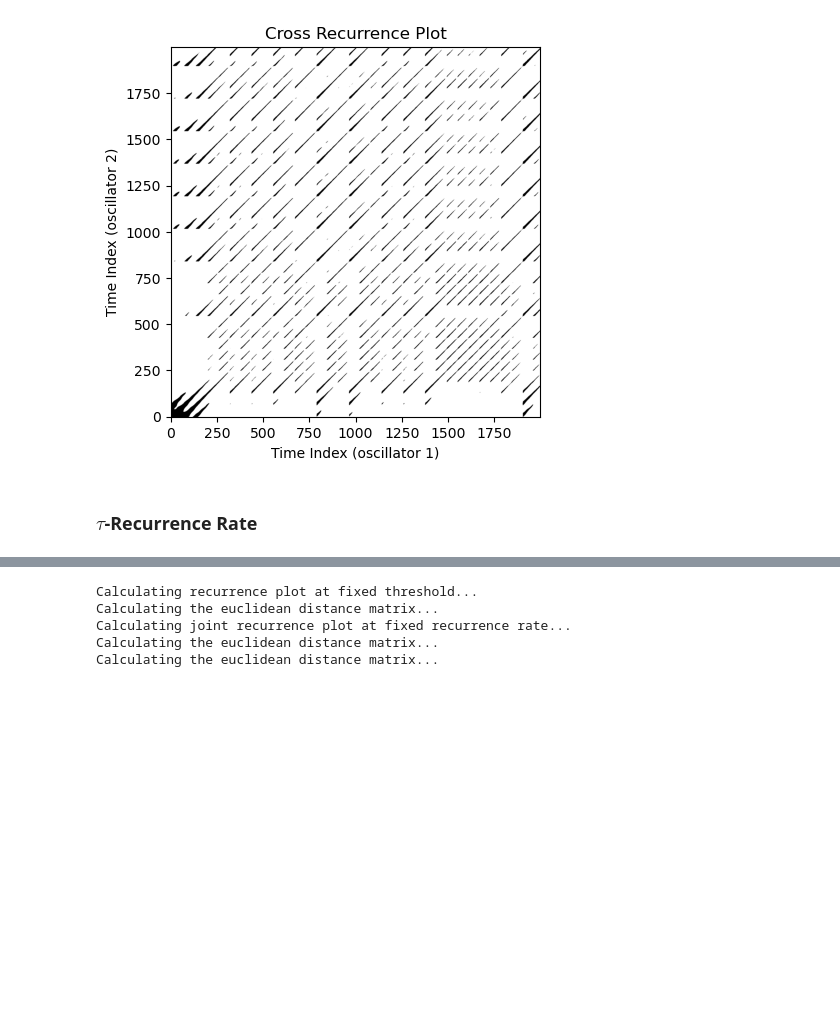
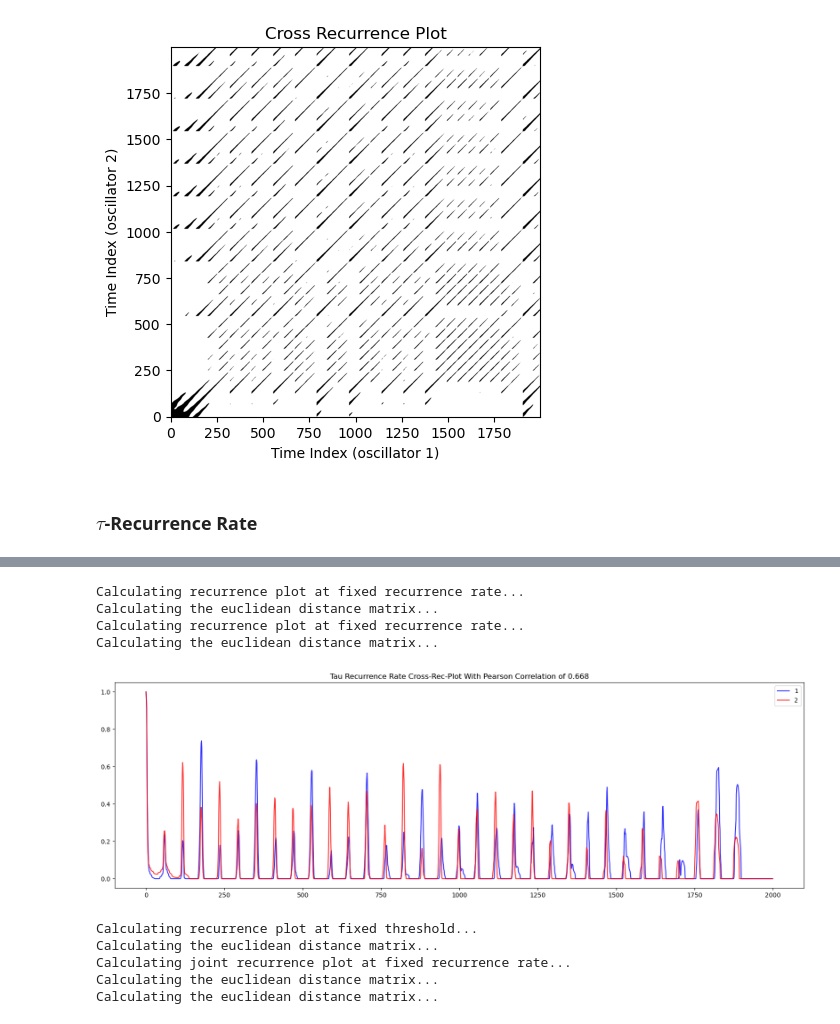
Before and after one commit to maltespringer/Synchronization_Analysis_With_Recurrence_Plots, a Jupyter notebook: scripts/Synchronization_Project_Shared_Experiments.ipynb, the cells around one changed output, grey strips where cells are left out. Drawn from its saved outputs; the diff is of its cells as text; code cells hidden in the pictures; blank space fills up the shorter version.

```diff
--- a/scripts/Synchronization_Project_Shared_Experiments.ipynb
+++ b/scripts/Synchronization_Project_Shared_Experiments.ipynb
@@ -115,16 +115,38 @@ Calculating the euclidean distance matrix...
 # %% [markdown]
 ### $\tau$-Recurrence Rate
 # %%
-def rr_tau(Rmat, symmetric=True):
+def rr_tau(Rmat, symmetric=False, Rmat2=None, metric="correlation"):
 
-    if symmetric:
-        counts = np.zeros(Rmat.shape[0])
+    if symmetric & (Rmat2 is not None):
+        counts1 = np.zeros(Rmat.shape[0])
         for i in range(Rmat.shape[0]):
             for (ii, jj) in zip(range(Rmat.shape[0] - i), range(Rmat.shape[0] - i)):
-                counts[i] += Rmat[i + ii, 0 + jj]
-            counts[i] /= (Rmat.shape[0] - i)
+                counts1[i] += Rmat[i + ii, 0 + jj]
+            counts1[i] /= (Rmat.shape[0] - i)
 
-        return counts
+        counts2 = np.zeros(Rmat2.shape[0])
+        for i in range(Rmat2.shape[0]):
+            for (ii, jj) in zip(range(Rmat2.shape[0] - i), range(Rmat2.shape[0] - i)):
+                counts2[i] += Rmat2[i + ii, 0 + jj]
+            counts2[i] /= (Rmat2.shape[0] - i)
+
+        if metric == "correlation":
+            CPR = np.round(np.corrcoef(counts1, counts2)[0, 1], decimals=3)
+        elif metric == "hellinger":
+            CPR = (1 / np.sqrt(2)) * np.sqrt(np.sum((np.sqrt(counts1) - np.sqrt(counts2)) ** 2))
+        elif metric == "jensen_shannon":
+            M = 0.5 * (counts1 + counts2)
+            CPR = 0.5 * (np.sum(counts1 * np.log(counts1 / M)) + np.sum(counts2 * np.log(counts2 / M)))
+        elif metric == "total_variation":
+            CPR = 0.5 * np.sum(np.abs(counts1 - counts2))
+        elif metric == "wasserstein":
+            CPR = np.sum(np.abs(np.cumsum(counts1) - np.cumsum(counts2)))
+        elif metric == "bhattacharyya":
+            CPR = -np.log(np.sum(np.sqrt(counts1 * counts2)))
+        else:
+            raise ValueError(f"Unsupported metric: {metric}")
+
+        return {"1": counts1, "2": counts2, "CPR": CPR}
 
     else:
         counts_0 = np.zeros(Rmat.shape[0])
@@ -156,3 +179,20 @@ plt.show()
+# %%
+rt = rr_tau(RecurrencePlot(sol.y[0:3, :].T, metric="euclidean", recurrence_rate=0.05).recurrence_matrix(),
+            symmetric=True,
+            Rmat2=RecurrencePlot(sol.y[3:6, :].T, metric="euclidean", recurrence_rate=0.05).recurrence_matrix())
+
+plt.figure(figsize=(20, 6))
+plt.plot(rt["1"], c="blue", label="1", alpha=0.8)
+plt.plot(rt["2"], c="red", label="2", alpha=0.8)
+plt.legend()
+plt.title(f"Tau Recurrence Rate Cross-Rec-Plot With Pearson Correlation of {rt["CPR"]}")
+plt.show()
+# %% [output]
+Calculating recurrence plot at fixed recurrence rate...
+Calculating the euclidean distance matrix...
+Calculating recurrence plot at fixed recurrence rate...
+Calculating the euclidean distance matrix...
+[figure, added]
 # %%
 oscillators = (0, 1)
 
```
Also changed, not shown: parts of 2 cells of this notebook, 1 other file.
